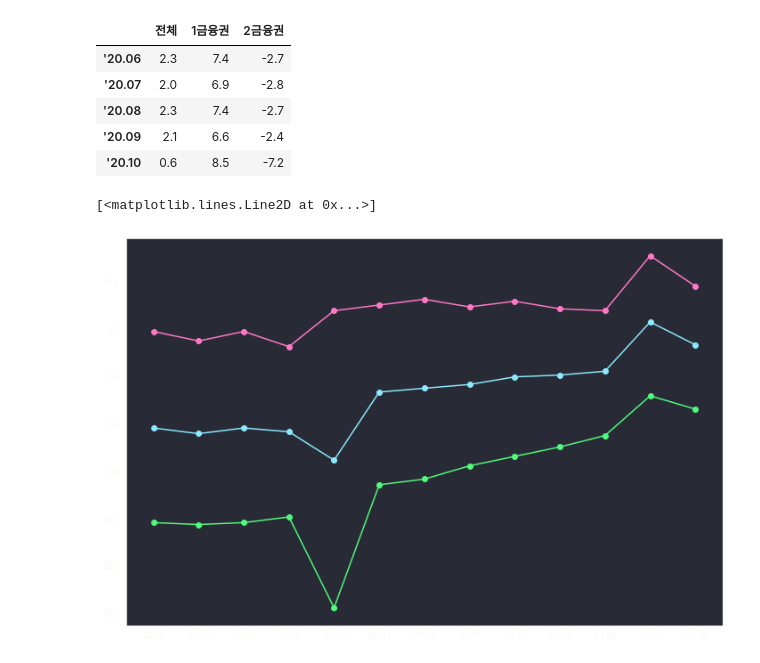
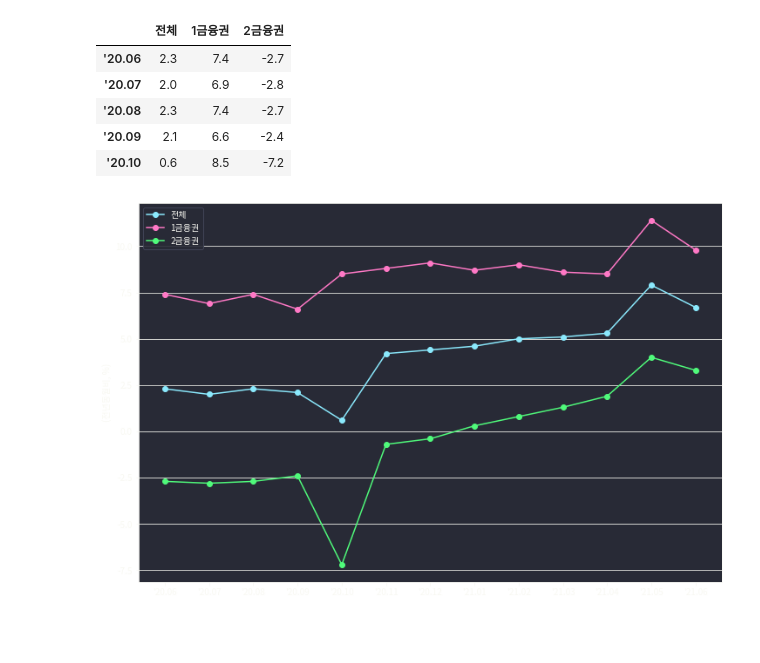
Before and after one commit to objectin/book-pandas-for-finance, a Jupyter notebook: ch07/02.ipynb, the cells around one changed output. Cells and saved outputs as stored; diff of their text form; code cells hidden in the pictures; blank space fills up the shorter version.

```diff
--- a/ch07/02.ipynb
+++ b/ch07/02.ipynb
@@ -110,10 +110,13 @@ df.head()
 # %%
 fig = plt.figure(figsize=(12, 8))
 plt.plot(대출잔액.index, 대출잔액["전체"], marker='o', label="전체")
 plt.plot(대출잔액.index, 대출잔액["1금융권"], marker='o', label="1금융권")
 plt.plot(대출잔액.index, 대출잔액["2금융권"], marker='o', label="2금융권")
 
-plt.plot()
+plt.rc('axes', unicode_minus=False) # Y축 음수처리
+plt.ylabel('(전년동월비, %)')
+plt.legend()
+plt.grid(True, axis='y')
+plt.show()
 # %% [output]
-[<matplotlib.lines.Line2D at 0x...>]
-[figure, old version]
+[figure, new version]
```
Also changed, not shown: 1 other file.
